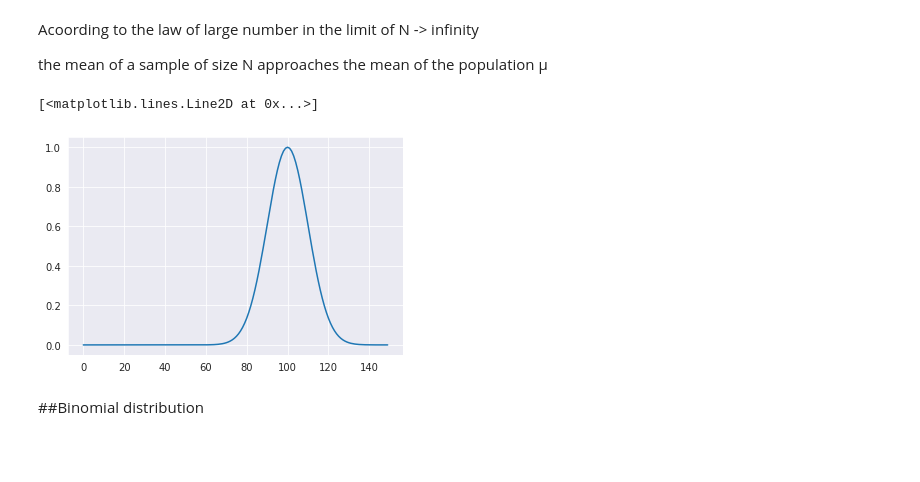
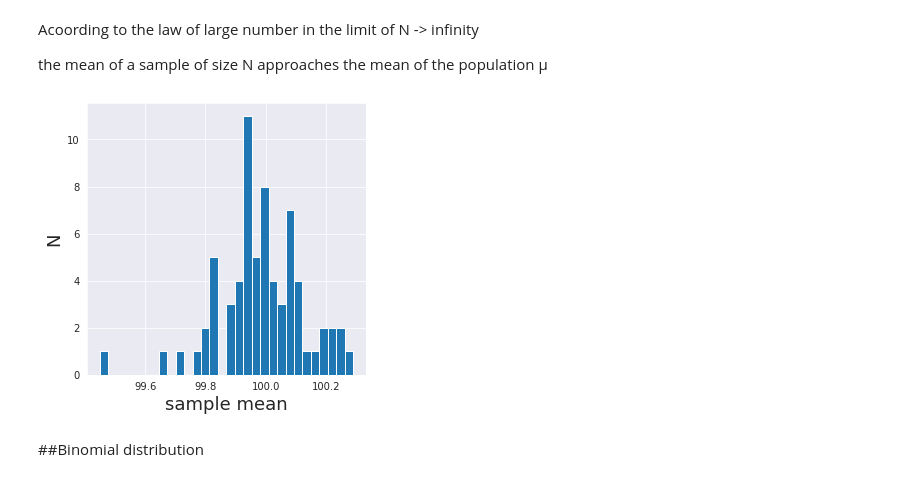
Before and after one commit to gio-bis/MLPNS2021, a Jupyter notebook: Homework2.ipynb, the cells around one changed output. Saved outputs shown, nothing was run; the diff lists cells and outputs as text; code cells hidden in the pictures; blank space fills up the shorter version.

```diff
--- a/Homework2.ipynb
+++ b/Homework2.ipynb
@@ -234,23 +232,23 @@ the mean of a sample of size Ν approaches the mean of the population μ
 # %%
 allmeans = list(md['gaus']['means'].values())
 
-#pl.figure(figsize=(5, 5))
-#pl.hist(allmeans,bins=30)
-#pl.xlabel('sample mean', fontsize = 18)
-#pl.ylabel('N', fontsize = 18)
+pl.figure(figsize=(5, 5))
+pl.hist(allmeans,bins=30)
+pl.xlabel('sample mean', fontsize = 18)
+pl.ylabel('N', fontsize = 18)
 
-#
+
+#voglio fittare una gaussiana sulla distribuzione delle medie
 def mygauss(x, mu, sig):
   return 1/np.sqrt(2*np.pi*sig**2) * (np.exp(-(x-mu)**2/2/sig**2))
 
-x = np.arange(150)
+x = np.arange(150);
 mu = 100
 sig = 10
-mygauss(x, mu, sig)
-pl.plot(x, mygauss(x, mu, sig))
+mygauss(x, mu, sig);
+#pl.plot(x, mygauss(x, mu, sig))
 # %% [output]
-[<matplotlib.lines.Line2D at 0x...>]
-[figure, old version]
+[figure, new version]
 # %% [markdown]
 ##Binomial distribution
 # %%
```
Also changed, not shown: parts of 5 cells of this notebook.
